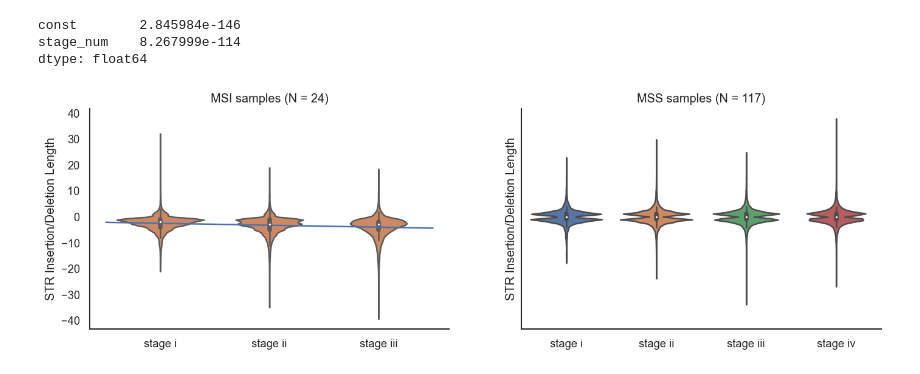
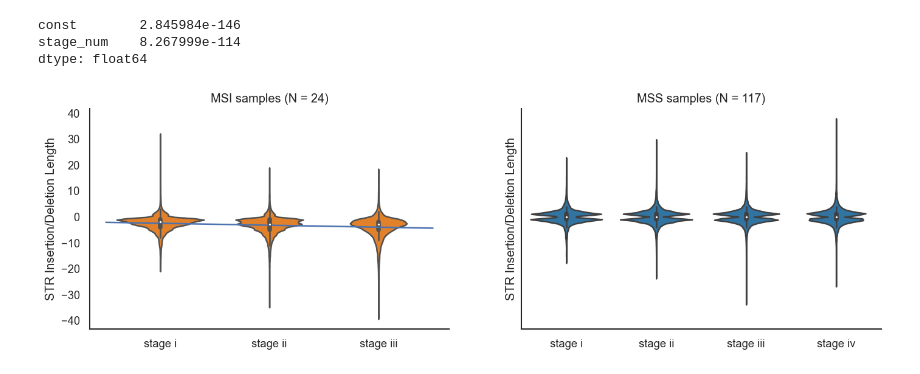
Before and after one commit to Garfieldfei/STR_CRC, a Jupyter notebook: stage/stage.ipynb, the cells around one changed output. Saved outputs shown, nothing was run; the diff lists cells and outputs as text; code cells hidden in the pictures.

Commit message:
fix the graph

```diff
--- a/stage/stage.ipynb
+++ b/stage/stage.ipynb
@@ -113,18 +113,18 @@ dtype: float64
 # %%
 x_line = np.array([0.5,1,2,3.5])
 y_line = x_line*model.params[1] + model.params[0]
 sns.set_theme(style="white")
 fig, axs = plt.subplots(1, 2, figsize=(14, 4), dpi = 120, sharey = True)
-sns.violinplot(ax = axs[0], data = msi_data, x = "stage_num", y = "diff_len", color = sns.color_palette()[1], order = [1, 2, 3, 4])
+sns.violinplot(ax = axs[0], data = msi_data, x = "stage_num", y = "diff_len", color = sns.color_palette("tab10")[1], order = [1, 2, 3, 4])
 axs[0].set_xticklabels(["stage i", "stage ii", "stage iii", "stage iv"])
 axs[0].set(ylabel = "STR Insertion/Deletion Length", xlabel = "")
 axs[0].set_title("MSI samples (N = 24)")
 axs[0].plot(x_line-1, y_line)
 
-sns.violinplot(ax = axs[1], data = mss_data, x = "stage_num", y = "diff_len")
+sns.violinplot(ax = axs[1], data = mss_data, x = "stage_num", y = "diff_len", color = sns.color_palette("tab10")[0])
 axs[1].set_xticklabels(["stage i", "stage ii", "stage iii", "stage iv"])
 axs[1].set_title("MSS samples (N = 117)")
 axs[1].set(ylabel = "STR Insertion/Deletion Length", xlabel = "")
 sns.despine()
 # %% [output]
-[figure, old version]
+[figure, new version]
```
